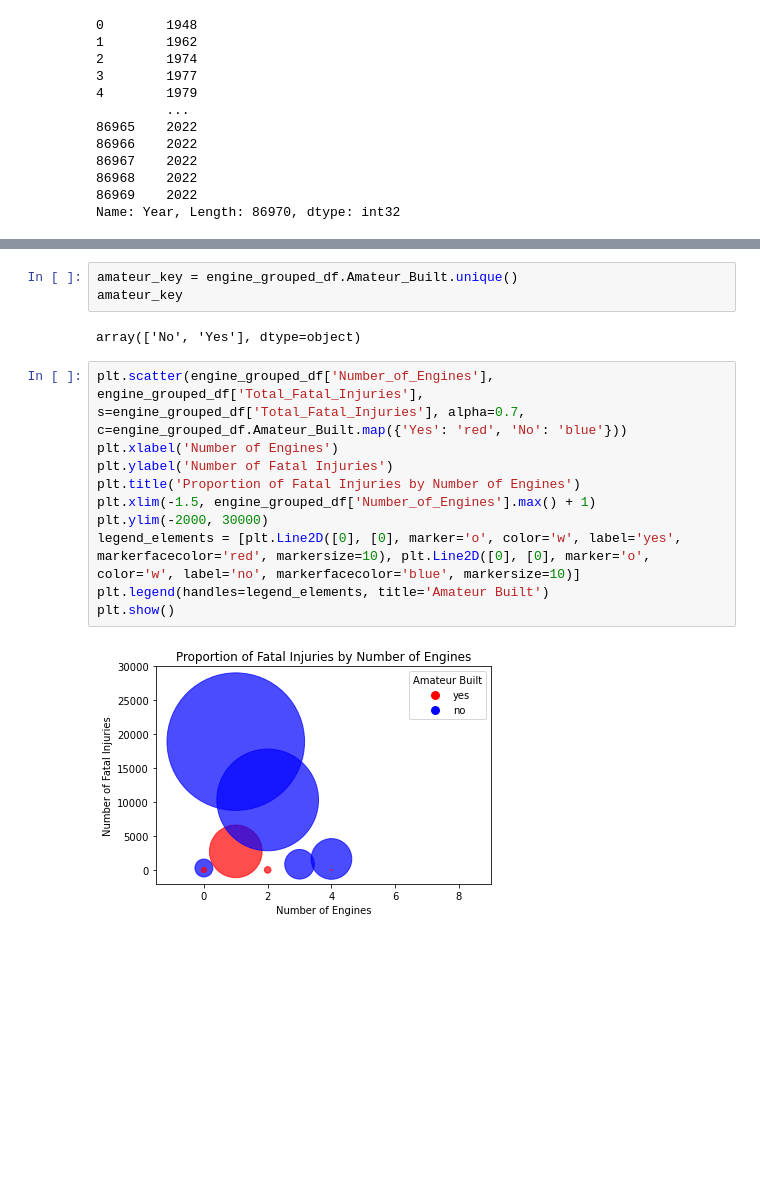
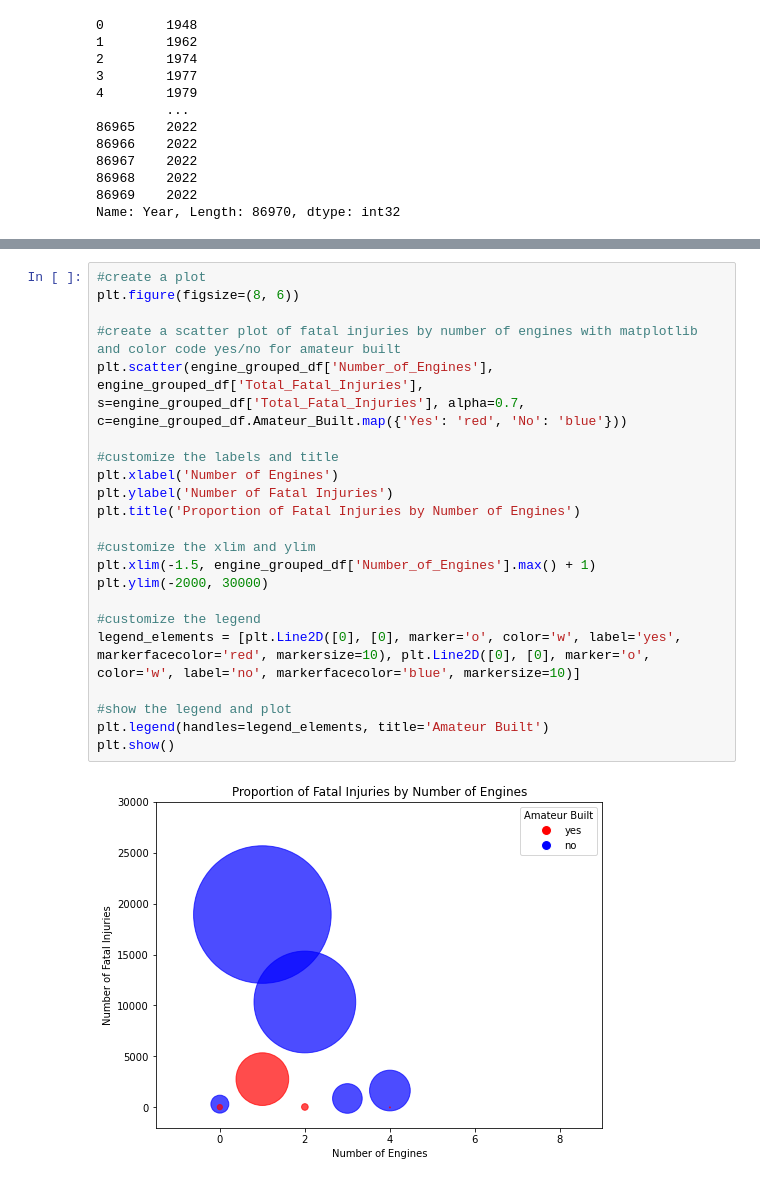
Before and after one commit to chrismiley87/aircraft-safety-analysis, a Jupyter notebook: notebook.ipynb, the cells around one changed output, grey strips where cells are left out. Cells and saved outputs as stored; diff of their text form; blank space fills up the shorter version.

```diff
--- a/notebook.ipynb
+++ b/notebook.ipynb
@@ -1290,20 +1321,27 @@ engine_grouped_df
 | 9 | 4.0 | Yes | 1.0 | 17.0 |
 | 10 | 6.0 | No | 0.0 | 0.0 |
 | 11 | 8.0 | No | 0.0 | 0.0 |
-# %%
-amateur_key = engine_grouped_df.Amateur_Built.unique()
-amateur_key
-# %% [output]
-array(['No', 'Yes'], dtype=object)
 # %%
+#create a plot
+plt.figure(figsize=(8, 6))
+
+#create a scatter plot of fatal injuries by number of engines with matplotlib and color code yes/no for amateur built
 plt.scatter(engine_grouped_df['Number_of_Engines'], engine_grouped_df['Total_Fatal_Injuries'], s=engine_grouped_df['Total_Fatal_Injuries'], alpha=0.7, c=engine_grouped_df.Amateur_Built.map({'Yes': 'red', 'No': 'blue'}))
+
+#customize the labels and title
 plt.xlabel('Number of Engines')
 plt.ylabel('Number of Fatal Injuries')
 plt.title('Proportion of Fatal Injuries by Number of Engines')
+
+#customize the xlim and ylim
 plt.xlim(-1.5, engine_grouped_df['Number_of_Engines'].max() + 1)
 plt.ylim(-2000, 30000)
+
+#customize the legend
 legend_elements = [plt.Line2D([0], [0], marker='o', color='w', label='yes', markerfacecolor='red', markersize=10), plt.Line2D([0], [0], marker='o', color='w', label='no', markerfacecolor='blue', markersize=10)]
+
+#show the legend and plot
 plt.legend(handles=legend_elements, title='Amateur Built')
 plt.show()
 # %% [output]
-[figure, old version]
+[figure, new version]
```
Also changed, not shown: parts of 40 cells of this notebook.
